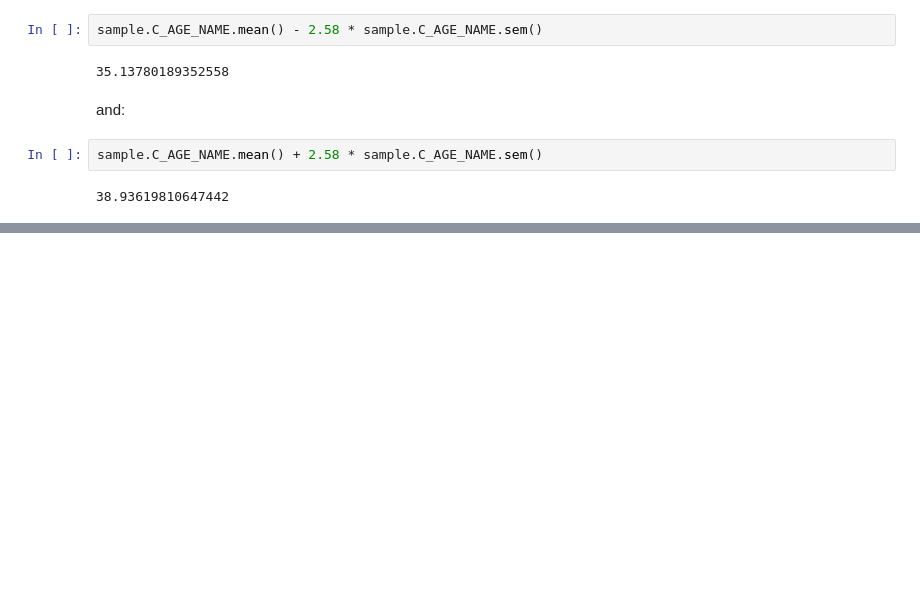
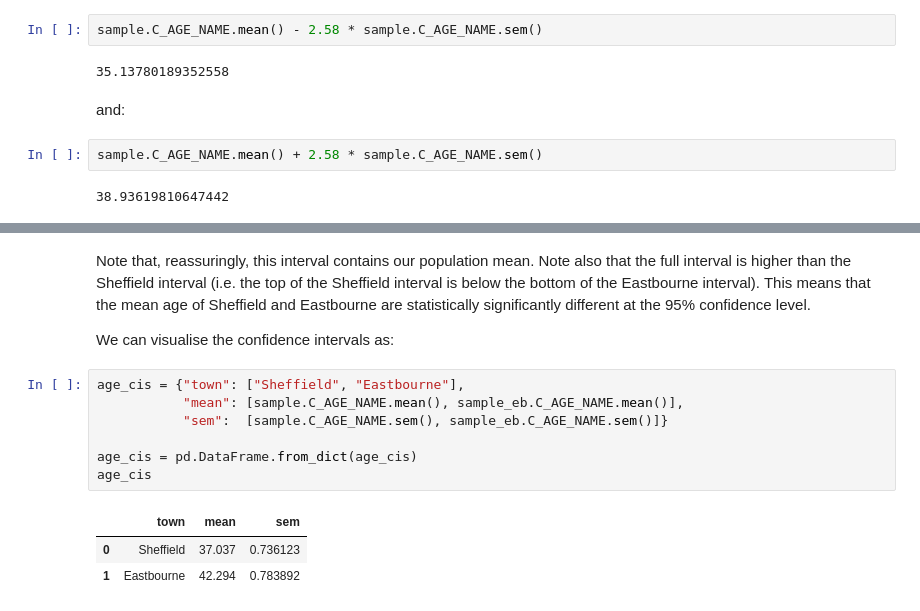
Before and after one commit to philmikejones/stats101, a Jupyter notebook: notebooks/stats101.ipynb, the cells around one changed output, grey strips where cells are left out. Saved outputs shown, nothing was run; the diff lists cells and outputs as text; blank space fills up the shorter version.

```diff
--- a/notebooks/stats101.ipynb
+++ b/notebooks/stats101.ipynb
@@ -457,0 +515,15 @@ From the standard error of the mean and confidence interval we can therefore qua
+# %% [markdown]
+Note that, reassuringly, this interval contains our population mean. Note also that the full interval is higher than the Sheffield interval (i.e. the top of the Sheffield interval is below the bottom of the Eastbourne interval). This means that the mean age of Sheffield and Eastbourne are statistically significantly different at the 95% confidence level.
+
+We can visualise the confidence intervals as:
+# %%
+age_cis = {"town": ["Sheffield", "Eastbourne"],
+           "mean": [sample.C_AGE_NAME.mean(), sample_eb.C_AGE_NAME.mean()],
+           "sem":  [sample.C_AGE_NAME.sem(), sample_eb.C_AGE_NAME.sem()]}
+
+age_cis = pd.DataFrame.from_dict(age_cis)
+age_cis
+# %% [output]
+|  | town | mean | sem |
+| 0 | Sheffield | 37.037 | 0.736123 |
+| 1 | Eastbourne | 42.294 | 0.783892 |
```
Also changed, not shown: parts of 9 cells of this notebook.
